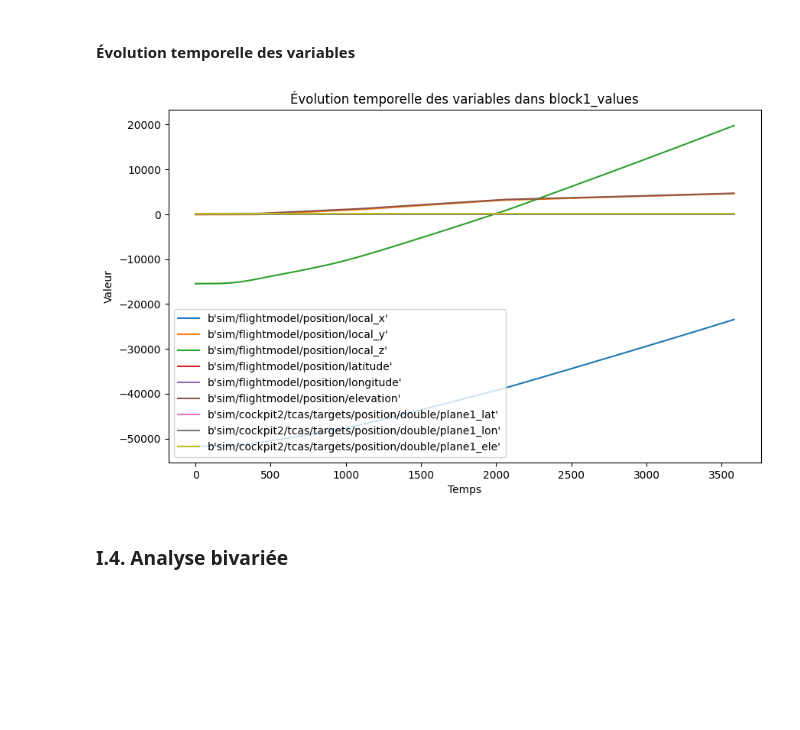
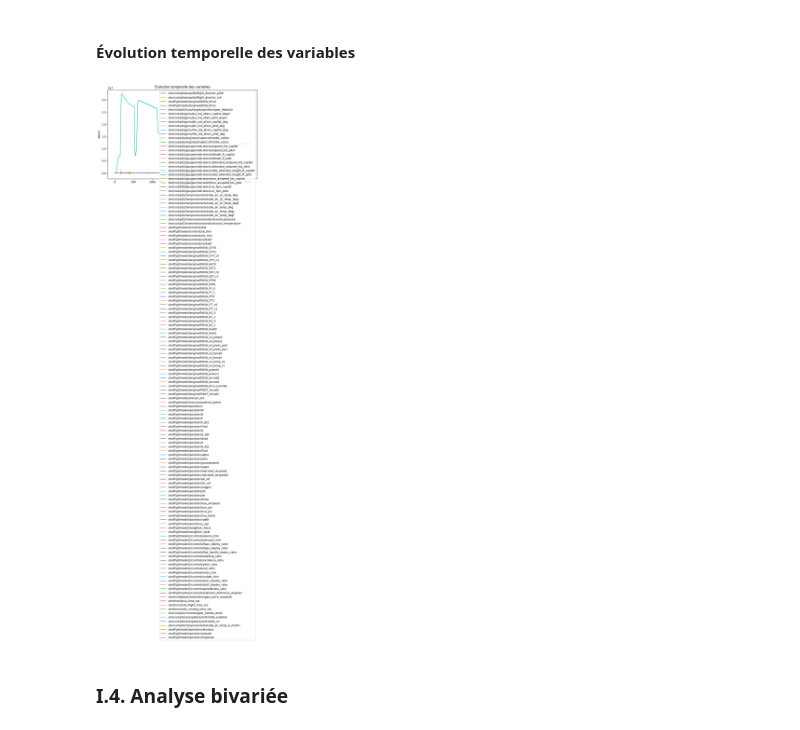
Before and after one commit to NaUl51/Projet-RI-5A, a Jupyter notebook: Code.ipynb, the cells around one changed output. Saved outputs shown, nothing was run; the diff lists cells and outputs as text; code cells hidden in the pictures; blank space fills up the shorter version.

Commit message:
code utilise nouveau dataset

```diff
--- a/Code.ipynb
+++ b/Code.ipynb
@@ -9,7 +9,7 @@ import matplotlib.pyplot as plt
 ### I.1. Structure des données
 # %%
 # Chemin du fichier HDF5
-file_path = "data_sample/TimeSeries_Scenario_00013_ScenarioInstanceRandint_id_0013.h5"
+file_path = "Dataset/TimeSeries_Scenario_00001_ScenarioInstanceRandint_id_0001.h5"
 
 # Ouvrir le fichier HDF5 en mode lecture
 with h5py.File(file_path, 'r') as hdf:
@@ -52,14 +48,25 @@ with open("block0_items.txt", "w") as file:
 # %%
-# Ouvrir le fichier HDF5 en mode lecture
+# Chemin du fichier HDF5
+file_path = "Dataset/TimeSeries_Scenario_00001_ScenarioInstanceRandint_id_0001_shift_on___flight_director_pitch__flight_director_roll.h5"
+
+# Liste pour stocker les DataFrames de chaque bloc de données
+dataframes = []
+
+# Ouvrir le fichier HDF5
 with h5py.File(file_path, 'r') as hdf:
-    # Accéder directement aux datasets en utilisant le chemin complet
-    axis0 = hdf['data/axis0'][:]
-    axis1 = hdf['data/axis1'][:]
-    block0_items = hdf['data/block0_items'][:]
-    block0_values = pd.DataFrame(hdf['data/block0_values'][:], columns=block0_items)
-    block1_items = hdf['data/block1_items'][:]
-    block1_values = pd.DataFrame(hdf['data/block1_values'][:], columns=block1_items)
-    block2_items = hdf['data/block2_items'][:]
-    block2_values = pd.DataFrame(hdf['data/block2_values'][:], columns=block2_items)
-    block3_items = hdf['data/block3_items'][:]
-    block3_values = pd.DataFrame(hdf['data/block3_values'][:], columns=block3_items)
+    # Parcourir chaque dataset dans le groupe 'df'
+    group = hdf['df']
+    for i in range(3):  # Itérer à travers block0, block1, block2
+        # Lire les noms des colonnes depuis _items
+        col_names = group[f'block{i}_items'][:].astype(str)
+        # Lire les valeurs depuis _values
+        values = group[f'block{i}_values'][:]
+        # Créer un DataFrame avec les valeurs et les noms de colonnes
+        df = pd.DataFrame(values, columns=col_names)
+        # Ajouter le DataFrame à la liste
+        dataframes.append(df)
+
+# Concaténer tous les DataFrames en un seul DataFrame final
+data = pd.concat(dataframes, axis=1)
+
+data.shape
@@ -93,18 +125,18 @@ plt.show()
 # %% [markdown]
 #### Évolution temporelle des variables
 # %%
-# Visualiser block1_values au cours du temps
+# Visualiser data au cours du temps
 plt.figure(figsize=(10, 6))
-for col in block1_values.columns[:]:  # Sélectionner quelques colonnes à visualiser
-    plt.plot(block1_values[col], label=col)
+for col in data.columns[:]:  # Sélectionner quelques colonnes à visualiser
+    plt.plot(data[col], label=col)
 
-plt.title("Évolution temporelle des variables dans block1_values")
+plt.title("Évolution temporelle des variables")
 plt.xlabel("Temps")
 plt.ylabel("Valeur")
 plt.legend()
 plt.show()
 # %% [output]
-[figure, old version]
+[figure, new version]
 # %% [markdown]
 ###  I.4. Analyse bivariée
 # %% [markdown]
```
Also changed, not shown: parts of 10 cells of this notebook, 14 other files.
